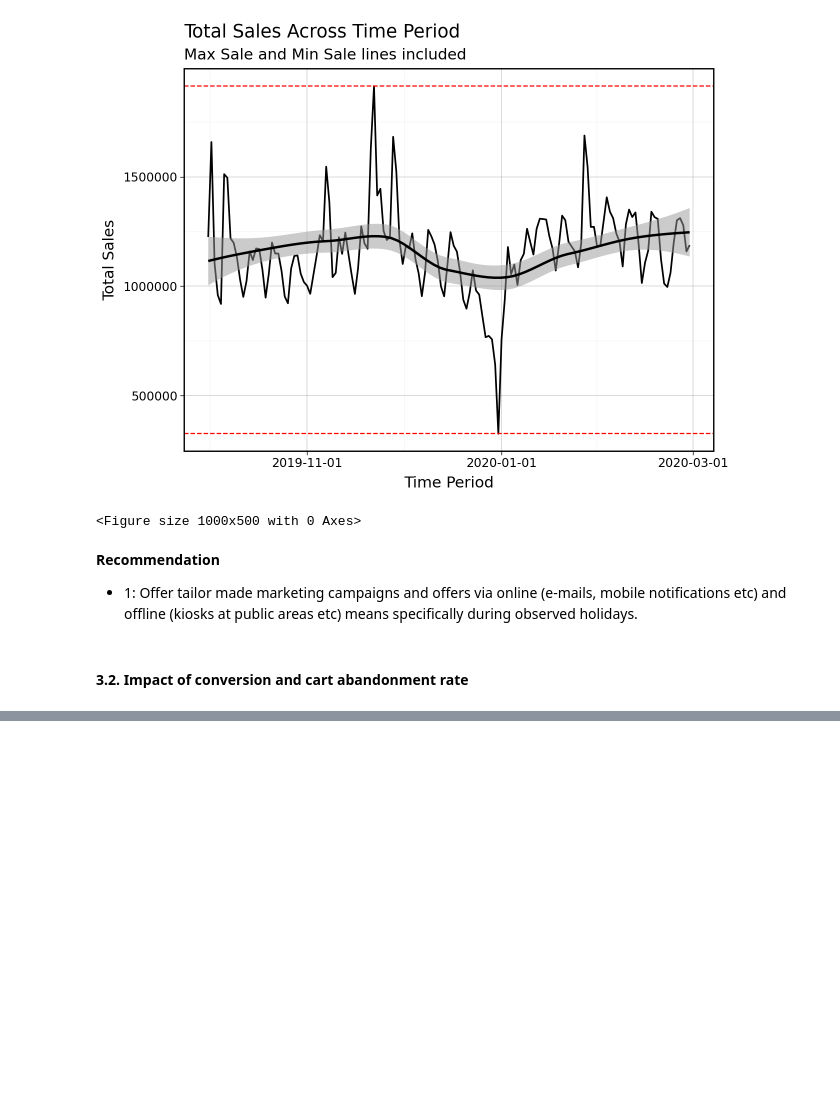
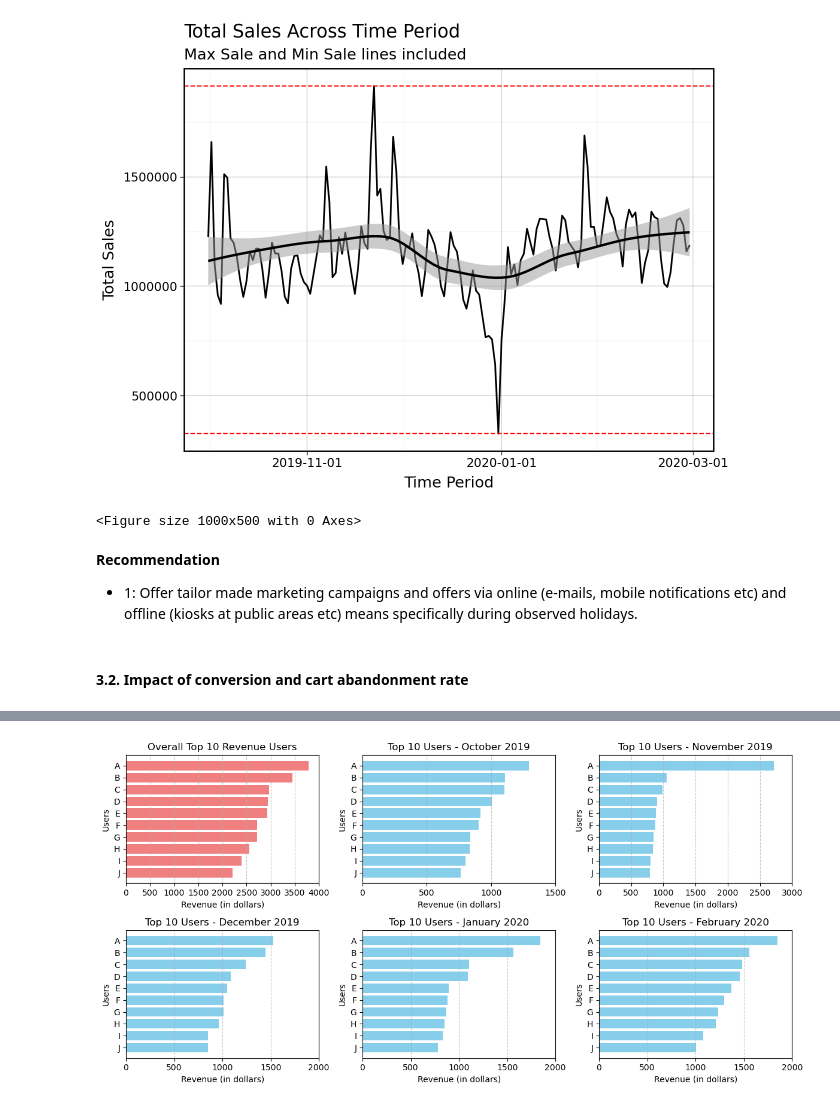
Before and after one commit to SaibalPatraDS/ECommerce-Analysis-and-RCA, a Jupyter notebook: module.ipynb, the cells around one changed output, grey strips where cells are left out. Saved outputs shown, nothing was run; the diff lists cells and outputs as text; code cells hidden in the pictures; blank space fills up the shorter version.

```diff
--- a/module.ipynb
+++ b/module.ipynb
@@ -612,0 +674,65 @@ gg
+# %%
+## who has brought in highest revenue
+user_df = mom_df[['event_date', 'user_id', 'event_type', 'price']]
+## month, userwise purchase
+purchase_df = user_df[user_df['event_type'] == 'purchase']
+user_purchase_df = purchase_df.groupby([purchase_df.event_date.dt.to_period('M'), 'user_id'])['price'].sum().reset_index()
+user_purchase_df.columns = ['Month', 'user_id', 'purchase_amount']
+user_purchase_df['Month'] = user_purchase_df['Month'].dt.strftime('%B %Y')
+user_purchase_df.sort_values(
+    ascending = False,
+    by = ["Month", 'purchase_amount']
+)
+
+# Compute overall top 10 revenue-generating users
+overall_df = user_purchase_df.groupby('user_id')['purchase_amount'].sum().reset_index()
+overall_df = overall_df.sort_values(by='purchase_amount', ascending=False).head(10)
+overall_df['key'] = ["A", "B", "C", "D", "E", "F", "G", "H", "I", "J"][:len(overall_df)]
+
+# Get unique months for subplots
+unique_months = user_purchase_df['Month'].unique()
+
+# Define subplot grid
+num_months = len(unique_months)
+cols = 3
+rows = (num_months // cols) + (num_months % cols > 0)
+
+fig, axes = plt.subplots(rows, cols, figsize=(4 * cols, 3 * rows))
+axes = axes.flatten()
+
+# Plot "Overall" revenue in the first subplot
+axes[0].barh(overall_df['key'], overall_df['purchase_amount'], color='lightcoral')
+axes[0].set_xlabel("Revenue (in dollars)")
+axes[0].set_ylabel("Users")
+axes[0].set_title("Overall Top 10 Revenue Users")
+axes[0].invert_yaxis()
+axes[0].set_xticks(range(0, int(overall_df['purchase_amount'].max()) + 500, 500))
+axes[0].grid(axis='x', linestyle='--', alpha=0.7)
+
+## Plotting the Rest
+for i, month in enumerate(unique_months, start = 1):
+    month_df = user_purchase_df[user_purchase_df['Month'] == month].sort_values(by='purchase_amount', ascending=False)
+    top_10 = month_df.head(10).copy()
+
+    if top_10.empty:
+        continue
+
+    top_10['key'] = ["A", "B", "C", "D", "E", "F", "G", "H", "I", "J"][:len(top_10)]
+
+    # Plot within subplots
+    axes[i].barh(top_10['key'], top_10['purchase_amount'], color='skyblue')
+    axes[i].set_xlabel("Revenue (in dollars)")
+    axes[i].set_ylabel("Users")
+    axes[i].set_title(f"Top 10 Users - {month}")
+    axes[i].invert_yaxis()
+    axes[i].set_xticks(range(0, int(top_10['purchase_amount'].max()) + 500, 500))
+    axes[i].grid(axis='x', linestyle='--', alpha=0.7)
+
+# Remove unused subplots
+for j in range(i + 1, len(axes)):
+    fig.delaxes(axes[j])
+
+plt.tight_layout()
+plt.show()
+# %% [output]
+[figure, added]
```
Also changed, not shown: parts of 10 cells of this notebook.
